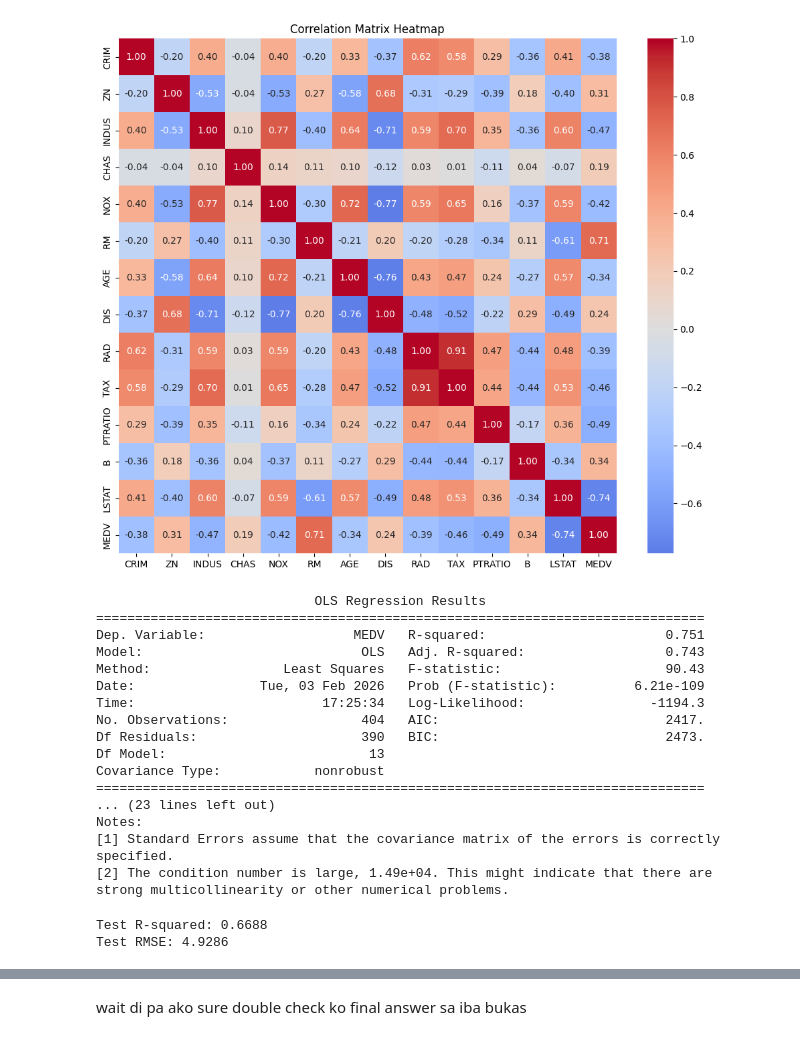
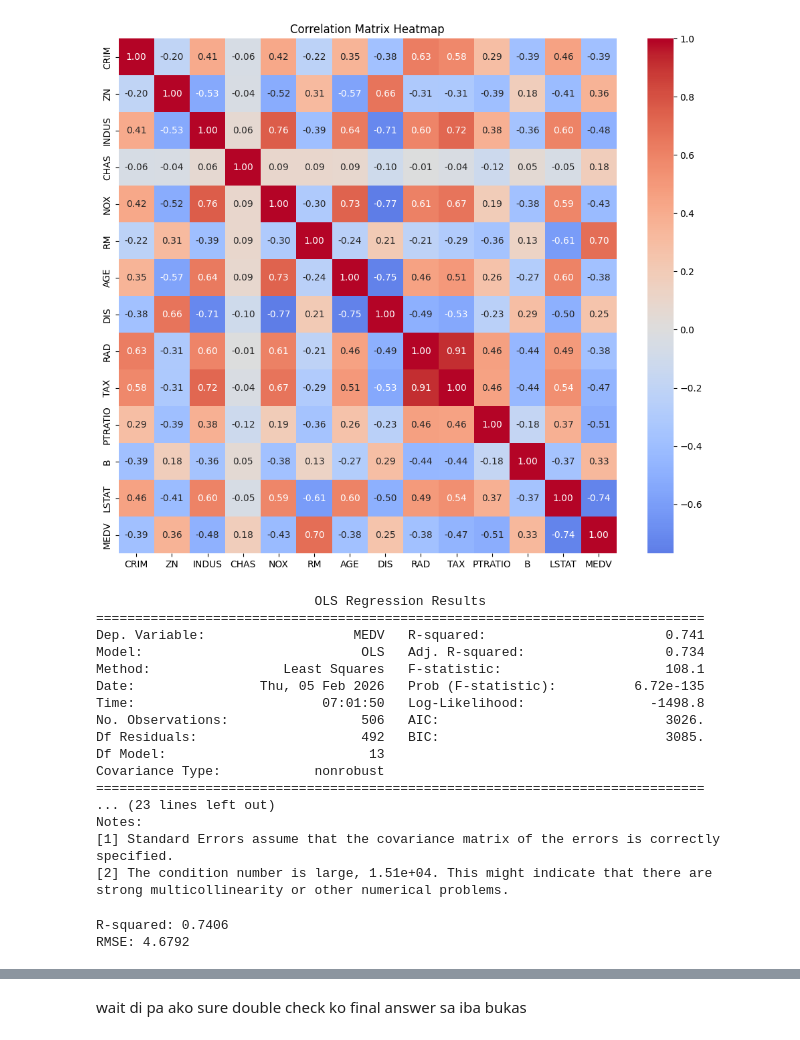
Before and after one commit to FLSF123/Multiple-Linear-Regression-Comprehensive-Exercise, a Jupyter notebook: code_na_gawako:3.ipynb, the cells around one changed output, grey strips where cells are left out. Saved outputs shown, nothing was run; the diff lists cells and outputs as text; code cells hidden in the pictures.

```diff
--- a/code_na_gawako:3.ipynb
+++ b/code_na_gawako:3.ipynb
@@ -80,44 +72,42 @@ for col in X_train.columns:
 ... (3 outputs left out)
 # %%
-#Task 2.1
 plt.figure(figsize=(12,10))
-sns.heatmap(train_df.corr(), cmap='coolwarm', center=0, annot=True, fmt=".2f")
+sns.heatmap(df.corr(), cmap='coolwarm', center=0, annot=True, fmt=".2f")
 plt.title("Correlation Matrix Heatmap")
 plt.show()
 # %% [output]
-[figure, old version]
+[figure, new version]
 # %%
 # Task 3.1
-X_train_const = sm.add_constant(X_train).astype(float)
-model_full = sm.OLS(y_train, X_train_const).fit()
+X_const = sm.add_constant(X).astype(float)
+model_full = sm.OLS(y, X_const).fit()
 print(model_full.summary())
 # %% [output]
                             OLS Regression Results
 ==============================================================================
-Dep. Variable:                   MEDV   R-squared:                       0.751
-Model:                            OLS   Adj. R-squared:                  0.743
-Method:                 Least Squares   F-statistic:                     90.43
-Date:                Tue, 03 Feb 2026   Prob (F-statistic):          6.21e-109
-Time:                        17:25:34   Log-Likelihood:                -1194.3
-No. Observations:                 404   AIC:                             2417.
-Df Residuals:                     390   BIC:                             2473.
+Dep. Variable:                   MEDV   R-squared:                       0.741
+Model:                            OLS   Adj. R-squared:                  0.734
+Method:                 Least Squares   F-statistic:                     108.1
+Date:                Thu, 05 Feb 2026   Prob (F-statistic):          6.72e-135
+Time:                        07:01:50   Log-Likelihood:                -1498.8
+No. Observations:                 506   AIC:                             3026.
+Df Residuals:                     492   BIC:                             3085.
 Df Model:                          13
 Covariance Type:            nonrobust
 ==============================================================================
 ... (23 lines left out)
 Notes:
 [1] Standard Errors assume that the covariance matrix of the errors is correctly specified.
-[2] The condition number is large, 1.49e+04. This might indicate that there are
+[2] The condition number is large, 1.51e+04. This might indicate that there are
 strong multicollinearity or other numerical problems.
 # %%
 # Task 3.2
-X_test_const = sm.add_constant(X_test).astype(float)
-y_pred = model_full.predict(X_test_const)
-print(f"Test R-squared: {r2_score(y_test, y_pred):.4f}")
-print(f"Test RMSE: {np.sqrt(mean_squared_error(y_test, y_pred)):.4f}")
+y_pred = model_full.predict(X_const)
+print(f"R-squared: {r2_score(y, y_pred):.4f}")
+print(f"RMSE: {np.sqrt(mean_squared_error(y, y_pred)):.4f}")
 # %% [output]
-Test R-squared: 0.6688
-Test RMSE: 4.9286
+R-squared: 0.7406
+RMSE: 4.6792
 # %%
 # Task 4.1:
 fitted_vals = model_full.fittedvalues
```
Also changed, not shown: parts of 6 cells of this notebook.
